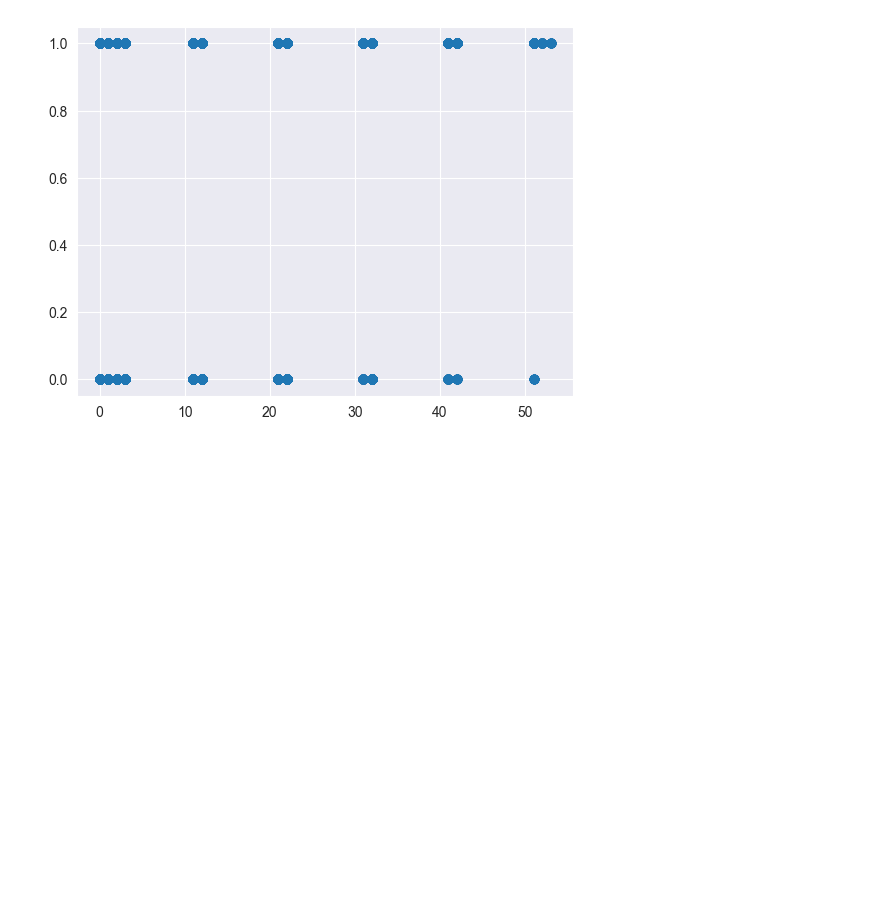
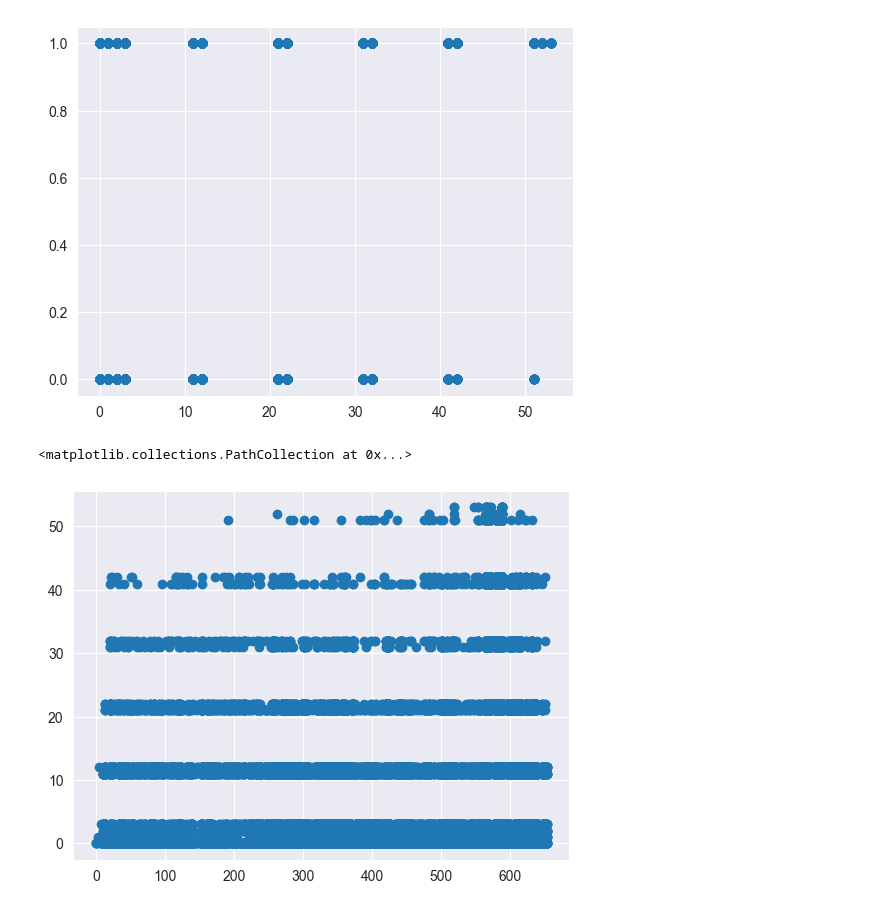
Before and after one commit to JonathanLouamba/Projet_GGVie, a Jupyter notebook: Detection_UniteLegale.ipynb, the cells around one changed output. Cells and saved outputs as stored; diff of their text form; code cells hidden in the pictures; blank space fills up the shorter version.

```diff
--- a/Detection_UniteLegale.ipynb
+++ b/Detection_UniteLegale.ipynb
@@ -164,3 +184,8 @@ plt.scatter(df["trancheEffectifsUniteLegale"], df["caractereEmployeurUniteLegale
 # %% [output]
 <matplotlib.collections.PathCollection at 0x...>
 [figure]
+# %%
+plt.scatter(df["activitePrincipaleUniteLegale"],df["trancheEffectifsUniteLegale"])
+# %% [output]
+<matplotlib.collections.PathCollection at 0x...>
+[figure, added]
```
Also changed, not shown: parts of 5 cells of this notebook, 4 other files.
